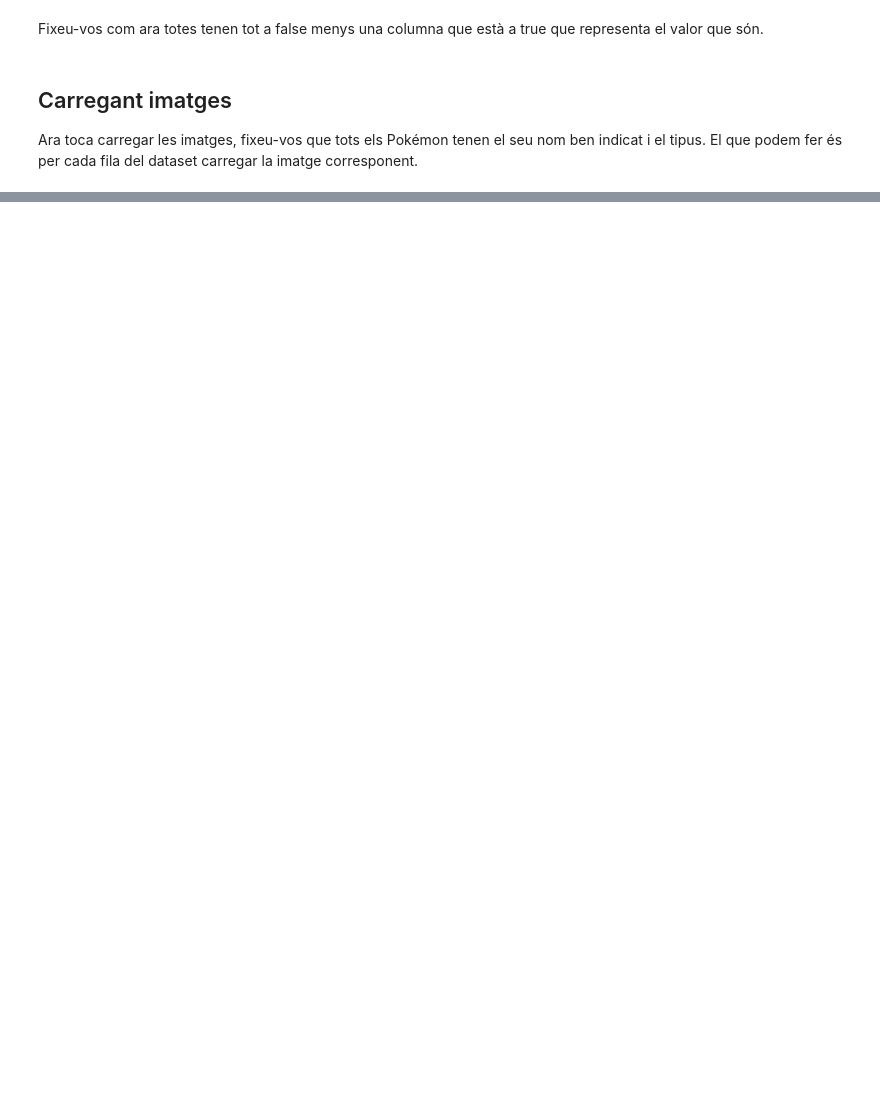
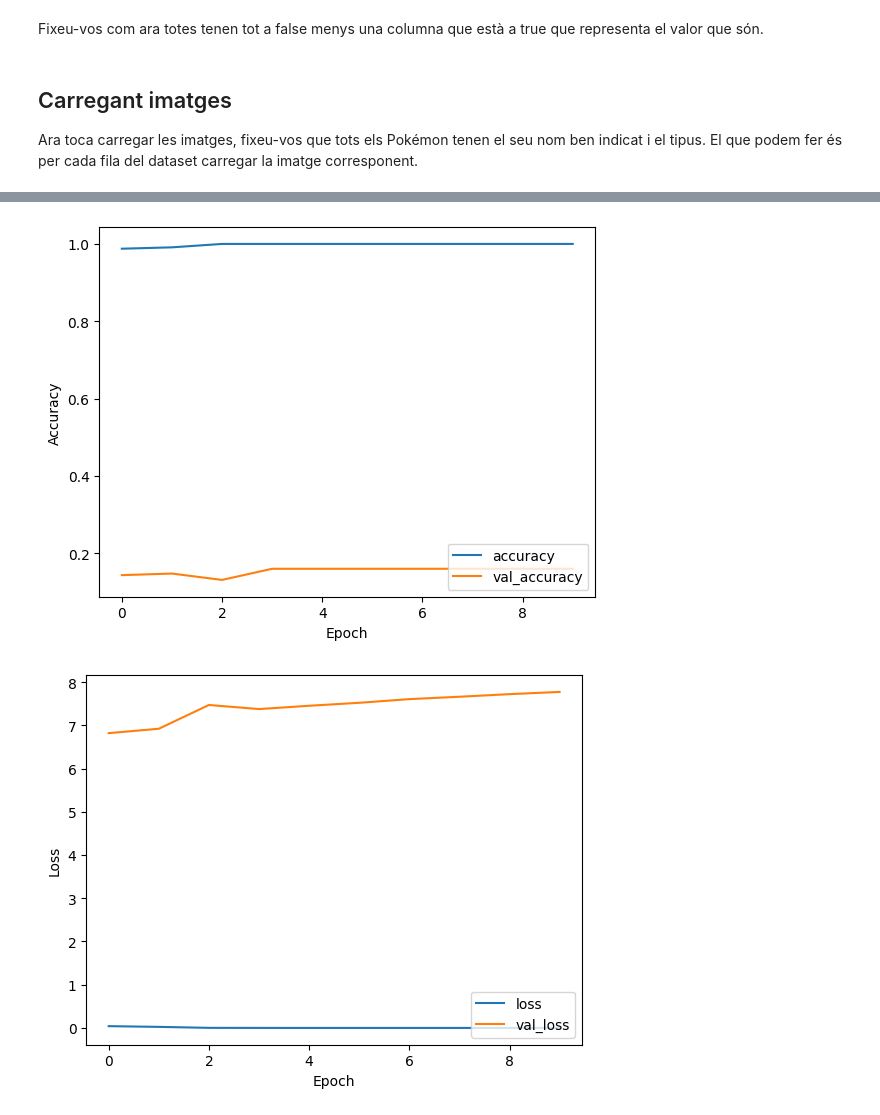
Before and after one commit to MateoProjects/CE-IA-i-Big-Data-Vedruna, a Jupyter notebook: MIA/introduccio_cnn.ipynb, the cells around one changed output, grey strips where cells are left out. Drawn from its saved outputs; the diff is of its cells as text; code cells hidden in the pictures; blank space fills up the shorter version.

```diff
--- a/MIA/introduccio_cnn.ipynb
+++ b/MIA/introduccio_cnn.ipynb
@@ -237,0 +252,30 @@ error: OpenCV(4.9.0) D:\a\opencv-python\opencv-python\opencv\modules\imgproc\src
+# %%
+"""model = models.Sequential()
+model.add(layers.Conv2D(16, (3, 3), activation='relu', input_shape=(64, 64, 3)))
+model.add(layers.Conv2D(32,(3,3), activation='relu'))
+model.add(layers.Dropout(0.25))
+model.add(layers.MaxPooling2D(2,2))
+model.add(layers.Flatten())
+model.add(layers.Dense(32, activation='relu'))"""
+
+base_model = tf.keras.applications.VGG16(
+    include_top=False,
+    weights="imagenet",
+    input_shape=(64, 64, 3))
+
+# Congelamos las capas del modelo base para que no se actualicen durante el primer proceso de entrenamiento.
+for layer in base_model.layers:
+    layer.trainable = False
+
+# Añadimos las nuevas capas.
+x = layers.Flatten()(base_model.output)
+prediction = layers.Dense(18, activation='softmax')(x)  # Usamos softmax para clasificación multiclase.
+model = models.Model(inputs=base_model.input, outputs=prediction)
+
+
+model.compile(optimizer='adam',
+              loss=tf.keras.losses.CategoricalCrossentropy(),
+              metrics=['accuracy'])
+
+history = model.fit(X_train, Y_train, epochs=10, batch_size=32,
+                    validation_data=(X_test, Y_test))
@@ -237,0 +303,17 @@ error: OpenCV(4.9.0) D:\a\opencv-python\opencv-python\opencv\modules\imgproc\src
+# %%
+plt.plot(history.history['accuracy'], label='accuracy')
+plt.plot(history.history['val_accuracy'], label = 'val_accuracy')
+plt.xlabel('Epoch')
+plt.ylabel('Accuracy')
+plt.legend(loc='lower right')
+plt.show()
+plt.plot(history.history['loss'], label='loss')
+plt.plot(history.history['val_loss'], label = 'val_loss')
+plt.xlabel('Epoch')
+plt.ylabel('Loss')
+plt.legend(loc='lower right')
+plt.show()
+test_loss, test_acc = model.evaluate(X_test,  Y_test, verbose=1)
+# %% [output]
+[figure, added]
+[figure, added]
```
Also changed, not shown: parts of 6 cells of this notebook, 3 other files.
